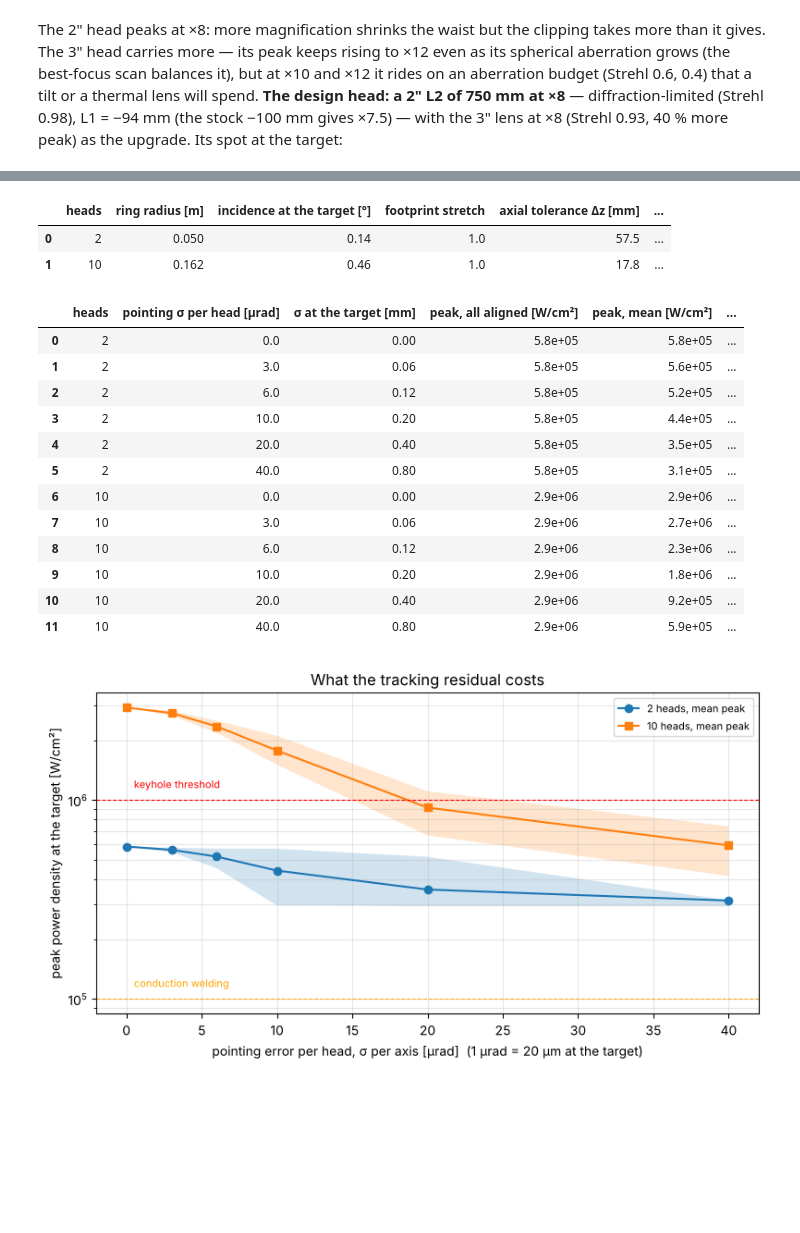
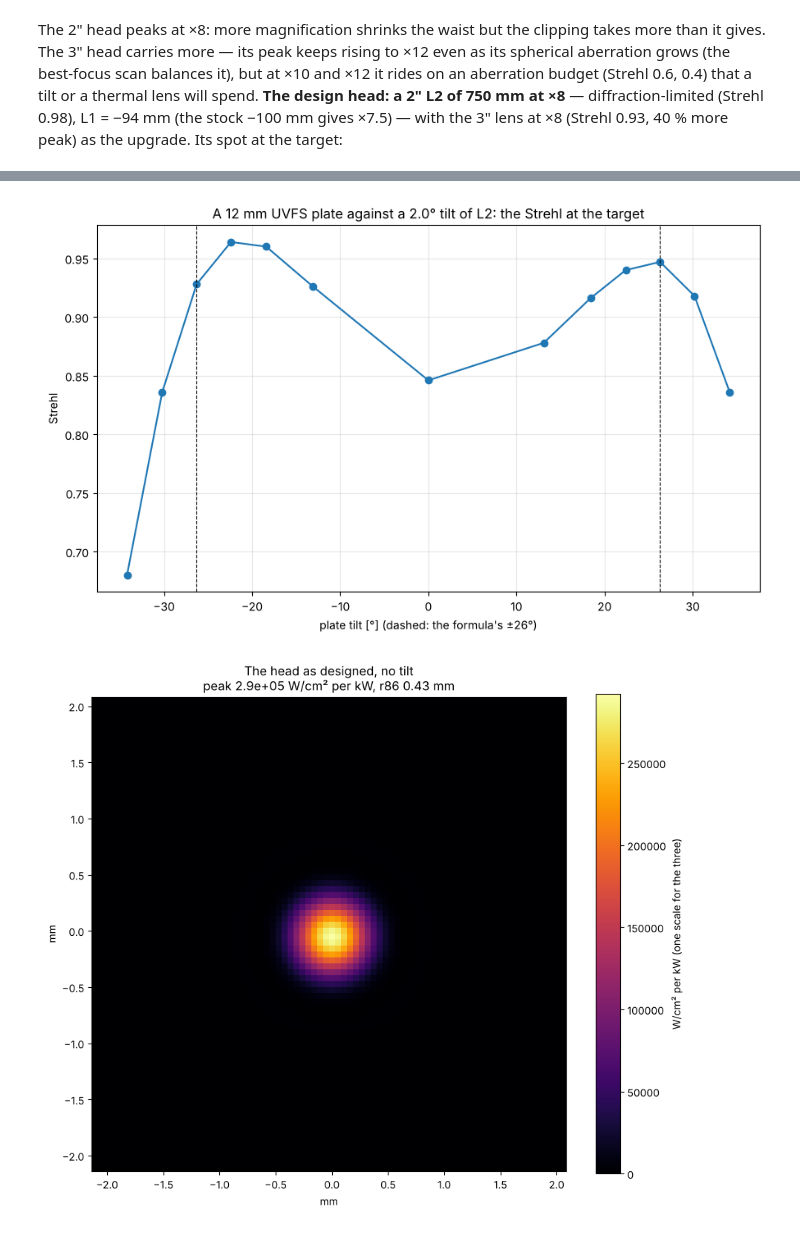
Before and after one commit to technolog-spectrumai/vegeta, a Jupyter notebook: notebooks/46_svarog_remote.ipynb, the cells around one changed output, grey strips where cells are left out. Saved outputs shown, nothing was run; the diff lists cells and outputs as text; code cells hidden in the pictures; blank space fills up the shorter version.

```diff
--- a/notebooks/46_svarog_remote.ipynb
+++ b/notebooks/46_svarog_remote.ipynb
@@ -185,0 +164,5 @@ undercorrection. The ray trace says how far that goes.
+# %%
+fig, ax = plt.subplots(figsize=(9, 7.5))
+im = ax.imshow(pw0["W"] * 1e9, extent=EXT, cmap="RdBu_r"); plt.colorbar(im, ax=ax, label="nm")
+ax.set(title=f"Wavefront error at the exit pupil: rms {pw0['rms_m']*1e9:.0f} nm = λ/{LAM/pw0['rms_m']:.0f}", xlabel="mm", ylabel="mm")
+plt.tight_layout(); fig.savefig(OUT / "head_wavefront.png", dpi=130); plt.show()
@@ -243,0 +178,7 @@ doublet) and let the plate do what it is good at, next.
+# %%
+I, x = spot0["I"], spot0["x"] * 1e3
+c = len(x) // 2; s = slice(c - 40, c + 40)
+fig, ax = plt.subplots(figsize=(9, 7.5))
+im = ax.imshow(I[s, s] * 1e-4, extent=[x[s][0], x[s][-1], x[s][0], x[s][-1]], cmap="inferno"); plt.colorbar(im, ax=ax, label="W/cm² per kW")
+ax.set(title=f"The spot at 20 m\npeak {spot0['peak_W_cm2']:.2g} W/cm² per kW, r86 {spot0['r86_mm']:.2f} mm", xlabel="mm", ylabel="mm")
+plt.tight_layout(); fig.savefig(OUT / "head_spot.png", dpi=130); plt.show()
@@ -417,50 +351,17 @@ Carlo below lands N copies of the traced spot with independent Gaussian pointing
+# %%
+fig, ax = plt.subplots(figsize=(9, 5.5))
+ax.plot(COMP["plate tilt [°]"], COMP["Strehl"], "o-"); ax.axvline(np.degrees(i_pred), color="k", ls="--", lw=0.8); ax.axvline(-np.degrees(i_pred), color="k", ls="--", lw=0.8)
+ax.set(xlabel="plate tilt [°] (dashed: the formula's ±26°)", ylabel="Strehl", title=f"A 12 mm UVFS plate against a {EPS}° tilt of L2: the Strehl at the target"); ax.grid(alpha=0.3)
+plt.tight_layout(); fig.savefig(OUT / "astigmatism_sweep.png", dpi=130); plt.show()
+# %% [output]
+[figure, added]
 # %%
-w0 = spot0["r86_mm"] * 1e-3
-rows = []
-for n in (2, 10):
-    ring = sr.ring_layout(n, 0.080)
-    cr = sr.crossing(ring["ring_radius_m"], L, w0)
-    rows.append({"heads": n, "ring radius [m]": round(ring["ring_radius_m"], 3), "incidence at the target [°]": round(cr["incidence_deg"], 2), "footprint stretch": round(cr["footprint_stretch"], 4),
-                 "axial tolerance Δz [mm]": round(cr["axial_tolerance_m"] * 1e3, 1), "pointing tolerance per head [µrad]": round(cr["pointing_tolerance_urad"], 1),
-                 "as arc seconds": round(cr["pointing_tolerance_urad"] * 0.206, 1), "lateral motion for 1 ms of loop delay at 0.3 m/s [mm]": 0.3})
-RING = pd.DataFrame(rows); display(RING)
-
-rng = np.random.default_rng(7)
-sigmas = np.array([0, 3, 6, 10, 20, 40]) * 1e-6
-rows, MC = [], {}
-for n in (2, 10):
-    for sg in sigmas:
-        s = sr.sum_of_spots(spot0, n, sg, L, rng=rng, trials=40)
-        MC[(n, sg)] = s
-        rows.append({"heads": n, "pointing σ per head [µrad]": sg * 1e6, "σ at the target [mm]": round(sg * L * 1e3, 2), "peak, all aligned [W/cm²]": f"{s['peak_aligned_W_cm2']:.2g}",
-                     "peak, mean [W/cm²]": f"{s['peak_mean_W_cm2']:.2g}", "peak, 10th percentile [W/cm²]": f"{s['peak_p10_W_cm2']:.2g}",
-                     "regime (p10)": "keyhole" if s["peak_p10_W_cm2"] >= sr.KEYHOLE_W_CM2 else ("conduction" if s["peak_p10_W_cm2"] >= 1e5 else "heating only")})
-POINT = pd.DataFrame(rows); display(POINT)
-REPORT["many_heads"] = {"ring": RING.to_dict("records"), "pointing_monte_carlo": POINT.to_dict("records")}
-
-fig, ax = plt.subplots(figsize=(8, 4.5))
-for n, mk in ((2, "o-"), (10, "s-")):
-    ax.plot(sigmas * 1e6, [MC[(n, s)]["peak_mean_W_cm2"] for s in sigmas], mk, label=f"{n} heads, mean peak")
-    ax.fill_between(sigmas * 1e6, [MC[(n, s)]["peak_p10_W_cm2"] for s in sigmas], [MC[(n, s)]["peak_p90_W_cm2"] for s in sigmas], alpha=0.2)
-ax.axhline(sr.KEYHOLE_W_CM2, color="r", ls="--", lw=0.8); ax.text(0.5, 1.15e6, "keyhole threshold", color="r", fontsize=8)
-ax.axhline(1e5, color="orange", ls="--", lw=0.8); ax.text(0.5, 1.15e5, "conduction welding", color="orange", fontsize=8)
-ax.set(xlabel="pointing error per head, σ per axis [µrad]  (1 µrad = 20 µm at the target)", ylabel="peak power density at the target [W/cm²]", yscale="log", title="What the tracking residual costs")
-ax.grid(alpha=0.3, which="both"); ax.legend(fontsize=8); plt.tight_layout(); fig.savefig(OUT / "pointing.png", dpi=110); plt.show()
+def show_spot(r, label, fname):
+    x = r["x"] * 1e3; c = len(x) // 2; s = slice(c - 40, c + 40)
+    fig, ax = plt.subplots(figsize=(9, 7.5))
+    im = ax.imshow(r["I"][s, s] * 1e-4, extent=[x[s][0], x[s][-1], x[s][0], x[s][-1]], cmap="inferno", vmin=0, vmax=PSFS[0.0]["peak_W_cm2"]); plt.colorbar(im, ax=ax, label="W/cm² per kW (one scale for the three)")
+    ax.set(title=f"{label}\npeak {r['peak_W_cm2']:.2g} W/cm² per kW, r86 {r['r86_mm']:.2f} mm", xlabel="mm", ylabel="mm")
+    plt.tight_layout(); fig.savefig(OUT / fname, dpi=130); plt.show()
+show_spot(PSFS[0.0], "The head as designed, no tilt", "astig_spot_0.png")
 # %% [output]
-|  | heads | ring radius [m] | incidence at the target [°] | footprint stretch | axial tolerance Δz [mm] | ... |
-| 0 | 2 | 0.050 | 0.14 | 1.0 | 57.5 | ... |
-| 1 | 10 | 0.162 | 0.46 | 1.0 | 17.8 | ... |
-|  | heads | pointing σ per head [µrad] | σ at the target [mm] | peak, all aligned [W/cm²] | peak, mean [W/cm²] | ... |
-| 0 | 2 | 0.0 | 0.00 | 5.8e+05 | 5.8e+05 | ... |
-| 1 | 2 | 3.0 | 0.06 | 5.8e+05 | 5.6e+05 | ... |
-| 2 | 2 | 6.0 | 0.12 | 5.8e+05 | 5.2e+05 | ... |
-| 3 | 2 | 10.0 | 0.20 | 5.8e+05 | 4.4e+05 | ... |
-| 4 | 2 | 20.0 | 0.40 | 5.8e+05 | 3.5e+05 | ... |
-| 5 | 2 | 40.0 | 0.80 | 5.8e+05 | 3.1e+05 | ... |
-| 6 | 10 | 0.0 | 0.00 | 2.9e+06 | 2.9e+06 | ... |
-| 7 | 10 | 3.0 | 0.06 | 2.9e+06 | 2.7e+06 | ... |
-| 8 | 10 | 6.0 | 0.12 | 2.9e+06 | 2.3e+06 | ... |
-| 9 | 10 | 10.0 | 0.20 | 2.9e+06 | 1.8e+06 | ... |
-| 10 | 10 | 20.0 | 0.40 | 2.9e+06 | 9.2e+05 | ... |
-| 11 | 10 | 40.0 | 0.80 | 2.9e+06 | 5.9e+05 | ... |
-[figure, old version]
+[figure, new version]
```
Also changed, not shown: parts of 54 cells of this notebook, 11 other files.
